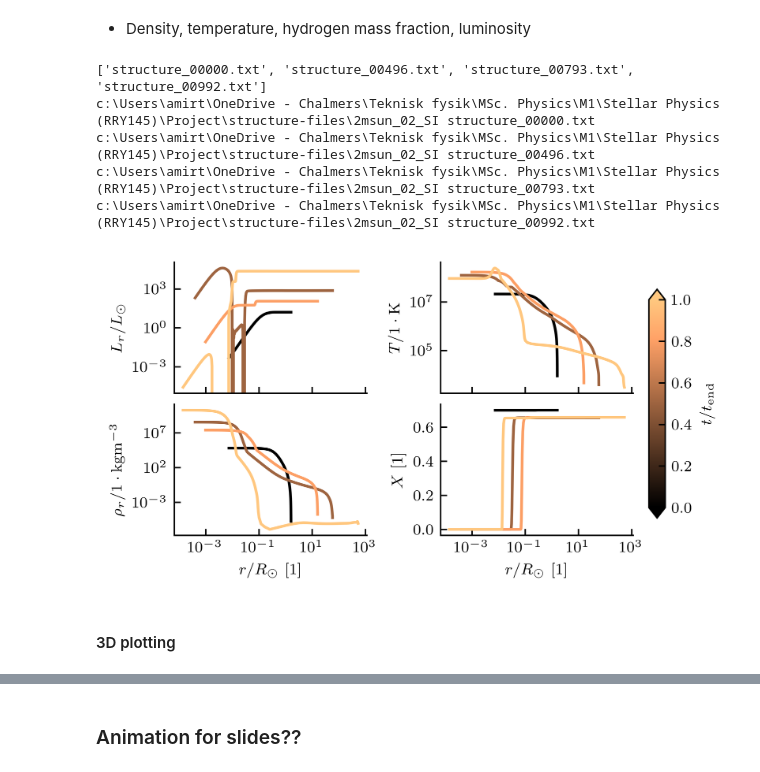
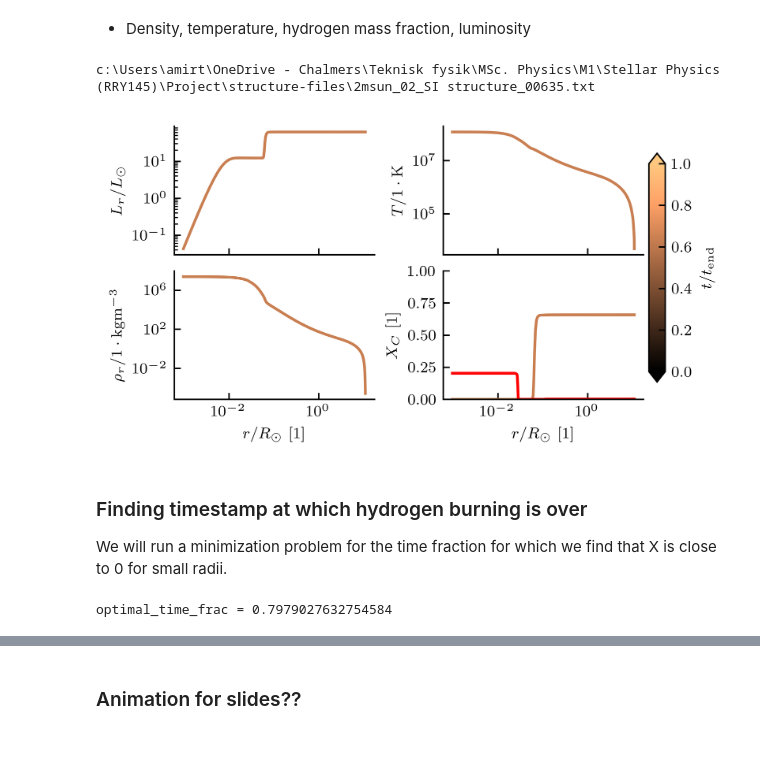
Before and after one commit to JeppJeppsson/Stellar_project, a Jupyter notebook: 3.1.ipynb, the cells around one changed output, grey strips where cells are left out. Drawn from its saved outputs; the diff is of its cells as text; code cells hidden in the pictures; blank space fills up the shorter version.

Commit message:
Find peaks & hydrogen burn end

```diff
--- a/3.1.ipynb
+++ b/3.1.ipynb
@@ -10,7 +10,7 @@ from matplotlib.colors import Normalize
 plt.style.use('matplotlib.mplstyle')
 
 DATA_DIR = 'Data/'
-data_name = '30M_0.02.txt'
+CASE = '30M_0.02.txt'
 
 col_names = ['Step','t','M','LogL','LogR',
                  'LogTs','LogTc','Logrhoc','logPc','psic',
@@ -83,14 +95,27 @@ def format_data_name(data_name):
     new_name = f"{mass_part}_{decimal_part}_SI"
     return new_name
 
-def get_structure_files(data_dir, digits):
+def get_structure_files(data_dir, time_frac):
+
+    df = pd.read_csv(os.path.join(DATA_DIR, CASE),
+                             delim_whitespace=True, header=None)
+    df.columns = col_names
+
     all_files = os.listdir(data_dir)
     structure_files = [f for f in all_files if f.startswith("structure_")]
 
-    formatted_digits = [digit.zfill(5) for digit in digits]
-    filtered_files = [f for f in structure_files if f[10:15] in formatted_digits]
+    # Load first file to extract time column
+    df_ref = pd.read_csv(os.path.join(data_dir, structure_files[0]), delim_whitespace=True, header=None)
+    df_ref.columns = col_names_structure
+
+    # Find indices closest to given time fractions
+    time_frac_idx = [np.argmin(np.abs(df['t'] - (t * np.max(df['t'])))) for t in time_frac]
+
+    formatted_indices = [str(idx).zfill(5) for idx in time_frac_idx]
+    filtered_files = [f for f in structure_files if f[10:15] in formatted_indices]
 
     return sorted(filtered_files)
+
 
 def get_max_num(data_dir):
     all_files = os.listdir(data_dir)
@@ -101,13 +126,11 @@ def get_max_num(data_dir):
     return max_time_step
 # %%
 def plot_data(data_files, data_dir, max_iter):
-
 
     fig, axs = plt.subplots(2, 2, sharex=True)
     cmap = cm.copper
     norm = Normalize(vmin=0, vmax=1)
 
-    print(data_files)
     for data_name in data_files:
 
         print(data_dir, data_name)
@@ -122,41 +145,40 @@ def plot_data(data_files, data_dir, max_iter):
         color = cmap(norm(time_percentage))
 
         axs[0, 0].loglog(r, df['Lr'], color = color)
         axs[0, 0].set_ylabel(r"$L_r/L_\odot$")
 
         axs[0, 1].loglog(r, df['T'], color = color)
         axs[0, 1].set_ylabel(r"$T / 1 \cdot \mathrm{K}$")
 
         axs[1, 0].loglog(r, df['rho'], color = color)
         axs[1, 0].set_xlabel(r"$r/R_\odot$ [1]")
         axs[1, 0].set_ylabel(r"$\rho_r / \mathrm{1 \cdot kg m^{-3}}$")
 
         axs[1, 1].semilogx(r, df['X'], color = color)
+        axs[1,1].set_ylim(0,1)
         axs[1, 1].set_xlabel(r"$r/R_\odot$ [1]")
         axs[1, 1].set_ylabel(r"$X$ [1]")
 
+        axs[1, 1].semilogx(r, df['XC'], color = 'red')
+        axs[1,1].set_ylim(0,1)
+        axs[1, 1].set_xlabel(r"$r/R_\odot$ [1]")
+        axs[1, 1].set_ylabel(r"$X_C$ [1]")
 
     cbar_ax = fig.add_axes([1., 0.2, 0.03, 0.7])
     cbar = fig.colorbar(cm.ScalarMappable(cmap=cmap, norm=norm), cax=cbar_ax, extend = "both", aspect = 0.8)
     cbar.set_label(r'$t/t_\mathrm{end}$')
 
 
     plt.savefig("2M_interior.pdf")
     plt.show()
 
-res = format_data_name(data_name)
+res = format_data_name(CASE)
 full_path = os.path.join(data_dir, res)
 max_iter = get_max_num(full_path)
 
-input_digits = [str(int(x)).zfill(5) for x in [0,max_iter//2,  4*max_iter//5,  1*max_iter]]
-data_files = get_structure_files(full_path, input_digits)
+time_frac =  [0.9]
+data_files = get_structure_files(full_path, time_frac)
 plot_data(data_files, full_path, max_iter)
 # %% [output]
-['structure_00000.txt', 'structure_00496.txt', 'structure_00793.txt', 'structure_00992.txt']
-c:\Users\amirt\OneDrive - Chalmers\Teknisk fysik\MSc. Physics\M1\Stellar Physics (RRY145)\Project\structure-files\2msun_02_SI structure_00000.txt
-c:\Users\amirt\OneDrive - Chalmers\Teknisk fysik\MSc. Physics\M1\Stellar Physics (RRY145)\Project\structure-files\2msun_02_SI structure_00496.txt
-c:\Users\amirt\OneDrive - Chalmers\Teknisk fysik\MSc. Physics\M1\Stellar Physics (RRY145)\Project\structure-files\2msun_02_SI structure_00793.txt
-c:\Users\amirt\OneDrive - Chalmers\Teknisk fysik\MSc. Physics\M1\Stellar Physics (RRY145)\Project\structure-files\2msun_02_SI structure_00992.txt
+c:\Users\amirt\OneDrive - Chalmers\Teknisk fysik\MSc. Physics\M1\Stellar Physics (RRY145)\Project\structure-files\2msun_02_SI structure_00635.txt
-[figure, old version]
+[figure, new version]
-# %% [markdown]
-#### 3D plotting
@@ -224,0 +185,4 @@ data_files = get_structure_files(full_path, input_digits)
+# %% [markdown]
+### Finding timestamp at which hydrogen burning is over
+
+We will run a minimization problem for the time fraction for which we find that X is close to 0 for small radii.
@@ -224,0 +217,4 @@ data_files = get_structure_files(full_path, input_digits)
+# %%
+print(f"optimal_time_frac = {optimal_time_frac}")
+# %% [output]
+optimal_time_frac = 0.7979027632754584
```
Also changed, not shown: parts of 5 cells of this notebook.
